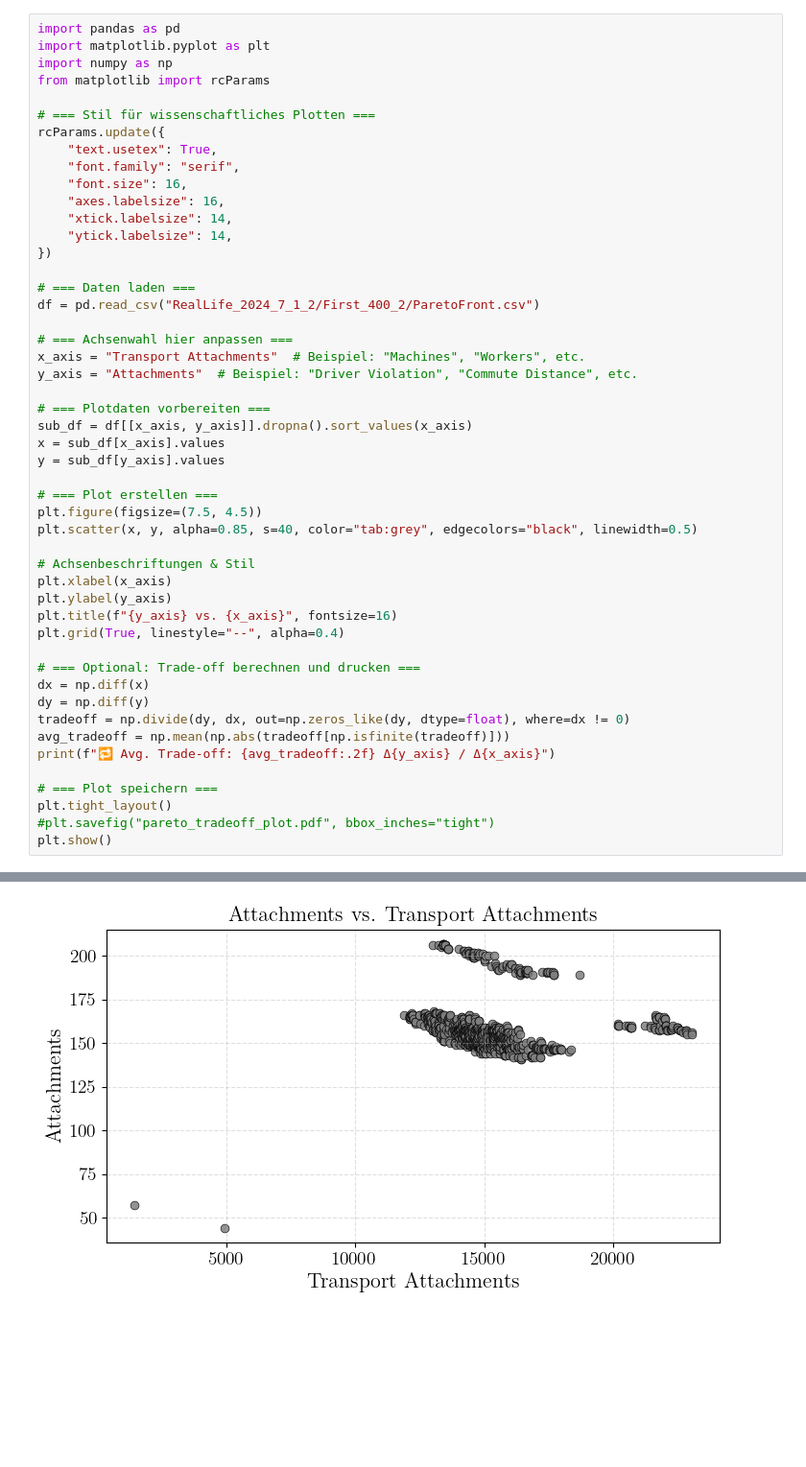
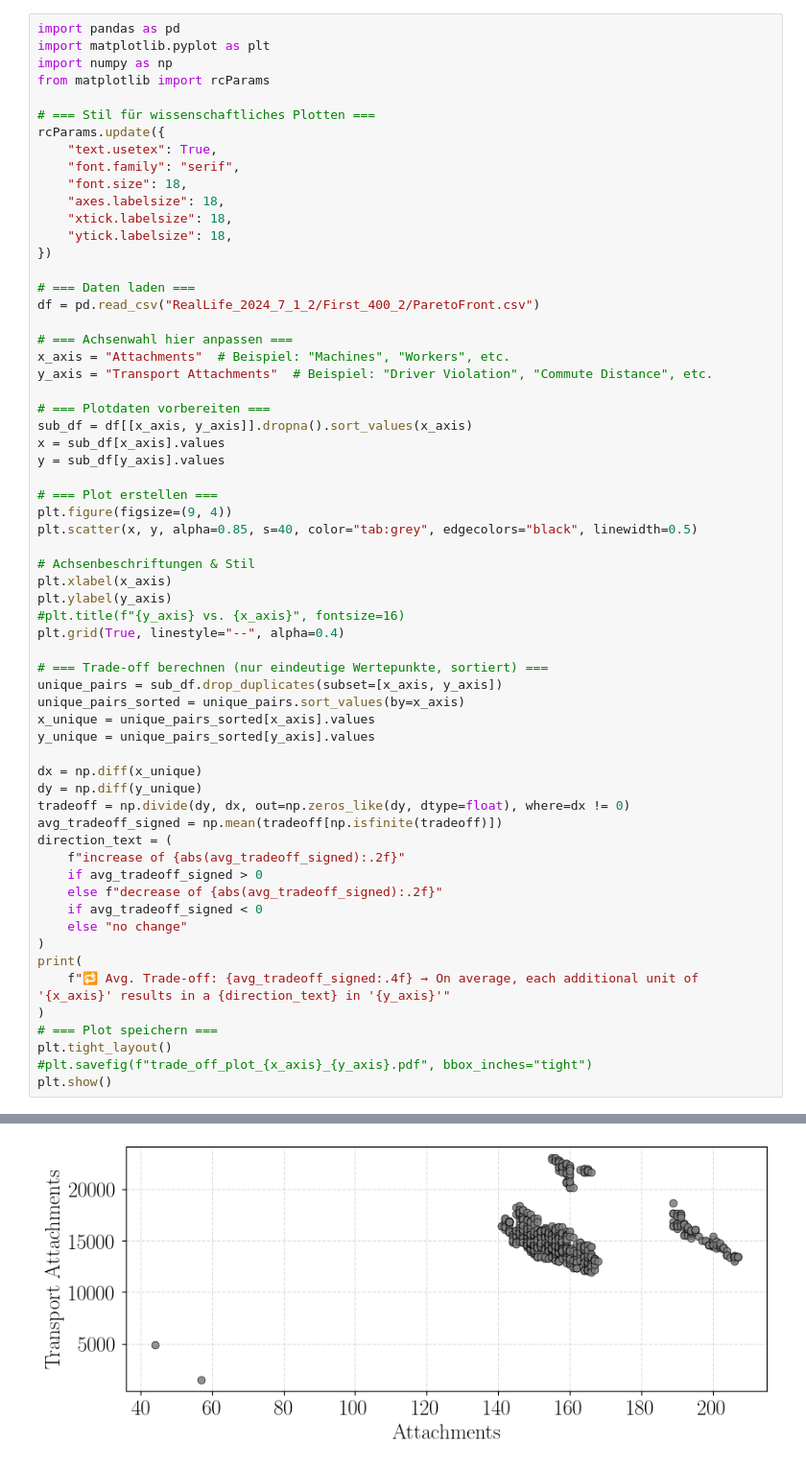
Before and after one commit to nklswlf/OptRail_Railroad_Construction, a Jupyter notebook: Data/Solutions_RealLife/trade_offs_n.ipynb, the cells around one changed output, grey strips where cells are left out. Shown at 96% size. Saved outputs shown, nothing was run; the diff lists cells and outputs as text; blank space fills up the shorter version.

```diff
--- a/Data/Solutions_RealLife/trade_offs_n.ipynb
+++ b/Data/Solutions_RealLife/trade_offs_n.ipynb
@@ -62,18 +62,18 @@ from matplotlib import rcParams
 rcParams.update({
     "text.usetex": True,
     "font.family": "serif",
-    "font.size": 16,
-    "axes.labelsize": 16,
-    "xtick.labelsize": 14,
-    "ytick.labelsize": 14,
+    "font.size": 18,
+    "axes.labelsize": 18,
+    "xtick.labelsize": 18,
+    "ytick.labelsize": 18,
 })
 
 # === Daten laden ===
 df = pd.read_csv("RealLife_2024_7_1_2/First_400_2/ParetoFront.csv")
 
 # === Achsenwahl hier anpassen ===
-x_axis = "Transport Attachments"  # Beispiel: "Machines", "Workers", etc.
-y_axis = "Attachments"  # Beispiel: "Driver Violation", "Commute Distance", etc.
+x_axis = "Attachments"  # Beispiel: "Machines", "Workers", etc.
+y_axis = "Transport Attachments"  # Beispiel: "Driver Violation", "Commute Distance", etc.
 
 # === Plotdaten vorbereiten ===
 sub_df = df[[x_axis, y_axis]].dropna().sort_values(x_axis)
@@ -81,24 +81,37 @@ x = sub_df[x_axis].values
 y = sub_df[y_axis].values
 
 # === Plot erstellen ===
-plt.figure(figsize=(7.5, 4.5))
+plt.figure(figsize=(9, 4))
 plt.scatter(x, y, alpha=0.85, s=40, color="tab:grey", edgecolors="black", linewidth=0.5)
 
 # Achsenbeschriftungen & Stil
 plt.xlabel(x_axis)
 plt.ylabel(y_axis)
-plt.title(f"{y_axis} vs. {x_axis}", fontsize=16)
+#plt.title(f"{y_axis} vs. {x_axis}", fontsize=16)
 plt.grid(True, linestyle="--", alpha=0.4)
 
-# === Optional: Trade-off berechnen und drucken ===
-dx = np.diff(x)
-dy = np.diff(y)
+# === Trade-off berechnen (nur eindeutige Wertepunkte, sortiert) ===
+unique_pairs = sub_df.drop_duplicates(subset=[x_axis, y_axis])
+unique_pairs_sorted = unique_pairs.sort_values(by=x_axis)
+x_unique = unique_pairs_sorted[x_axis].values
+y_unique = unique_pairs_sorted[y_axis].values
+
+dx = np.diff(x_unique)
+dy = np.diff(y_unique)
 tradeoff = np.divide(dy, dx, out=np.zeros_like(dy, dtype=float), where=dx != 0)
-avg_tradeoff = np.mean(np.abs(tradeoff[np.isfinite(tradeoff)]))
-print(f"🔁 Avg. Trade-off: {avg_tradeoff:.2f} Δ{y_axis} / Δ{x_axis}")
-
+avg_tradeoff_signed = np.mean(tradeoff[np.isfinite(tradeoff)])
+direction_text = (
+    f"increase of {abs(avg_tradeoff_signed):.2f}"
+    if avg_tradeoff_signed > 0
+    else f"decrease of {abs(avg_tradeoff_signed):.2f}"
+    if avg_tradeoff_signed < 0
+    else "no change"
+)
+print(
+    f"🔁 Avg. Trade-off: {avg_tradeoff_signed:.4f} → On average, each additional unit of '{x_axis}' results in a {direction_text} in '{y_axis}'"
+)
 # === Plot speichern ===
 plt.tight_layout()
-#plt.savefig("pareto_tradeoff_plot.pdf", bbox_inches="tight")
+#plt.savefig(f"trade_off_plot_{x_axis}_{y_axis}.pdf", bbox_inches="tight")
 plt.show()
 # %% [output]
@@ -106 +119 @@ plt.show()
-[figure, old version]
+[figure, new version]
```
Also changed, not shown: parts of 3 cells of this notebook, 19 other files.
